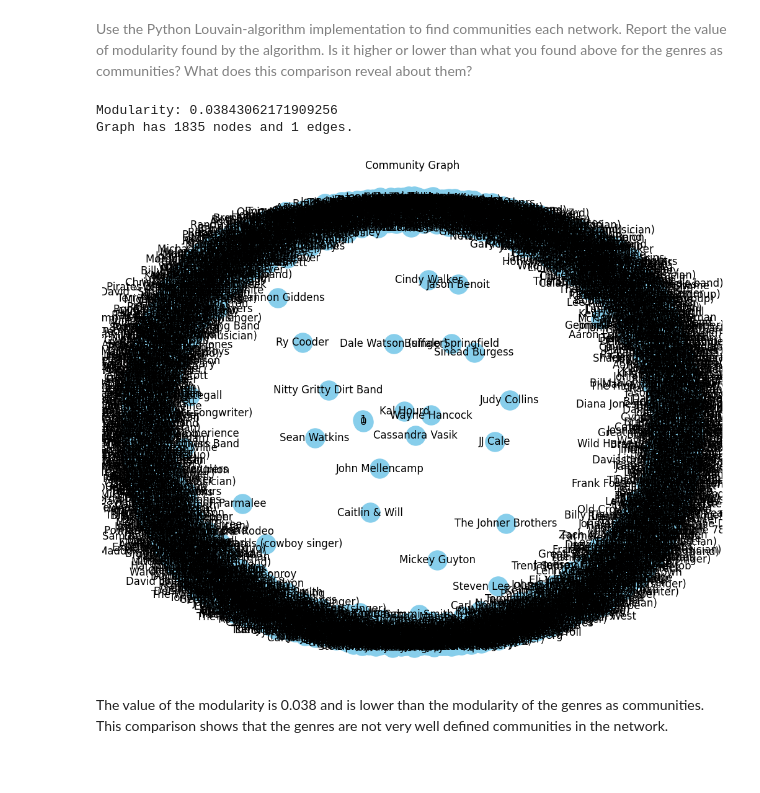
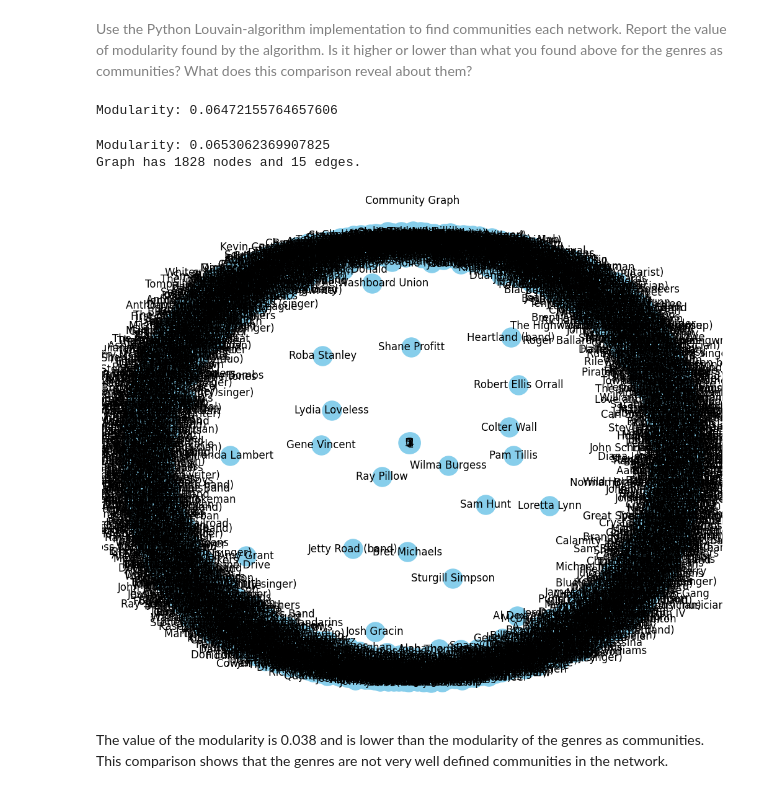
Before and after one commit to AleksandarLukic96/02805_Social_Graphs_and_Interactions, a Jupyter notebook: Exercise_solutions/Assignment_2.ipynb, the cells around one changed output. Drawn from its saved outputs; the diff is of its cells as text; code cells hidden in the pictures.

```diff
--- a/Exercise_solutions/Assignment_2.ipynb
+++ b/Exercise_solutions/Assignment_2.ipynb
@@ -98,7 +139,7 @@ print_dict_n(partition, 5)
 # %%
 # Create a partition of the network into genres
 partition = {}
-for artist, genre_list in genres.items():
+for artist, genre_list in genres_dict.items():
     if len(genre_list) > 1:
         partition[artist] = genre_list[1]
     else:
@@ -119,55 +167,53 @@ print_dict_n(partition, 5)
+# %%
+# Add edges between artists who share genres
+for artist1, genres1 in genres_dict.items():
+    for artist2, genres2 in genres_dict.items():
+        if artist1 != artist2:
+            common_genres = set(genres1).intersection(genres2)
+            if common_genres:
+                G_ud.add_edge(artist1, artist2, weight=len(common_genres))
+# %%
+# Subgraph containing only artists in dataset
+artists = list(genres_dict.keys())
+G_ud = G_ud.subgraph(artists)
+# %%
+# Find communities in the network
+communities = community.best_partition(G_ud)
+# %%
+# Print the modularity of the partition
+modularity = community.modularity(communities, G_ud)
+print(f"Modularity: {modularity}")
+# %% [output]
+Modularity: 0.06472155764657606
 # %%
-# Add nodes with genre information
-for artist, genre_list in genres.items():
-    G.add_node(artist, genres=genre_list)
-
-# Add edges between artists who share genres
-for artist1, genres1 in genres.items():
-    for artist2, genres2 in genres.items():
-        if artist1 != artist2:
-            common_genres = set(genres1).intersection(genres2)
-            if common_genres:
-                G.add_edge(artist1, artist2, weight=len(common_genres))
-
-# Subgraph containing only artists in dataset
-artists = list(genres.keys())
-G = G.subgraph(artists)
-
-# Find communities in the network
-communities = community.best_partition(G)
-
-# Print the modularity of the partition
-modularity = community.modularity(communities, G)
-print(f"Modularity: {modularity}")
-
 # Create a new graph where each node represents a community
 H = nx.Graph()
 
 # Add nodes and assign them to communities in H
 for artist, community_id in communities.items():
     H.add_node(artist, community=community_id)
 
 # Add edges between communities if the connected nodes are in different communities
-for artist1, artist2 in G.edges():
+for artist1, artist2 in G_ud.edges():
     community1 = communities[artist1]
     community2 = communities[artist2]
     if community1 != community2:
         if not H.has_edge(community1, community2):
             H.add_edge(community1, community2)
 
 # Print information about the new graph
 print(f"Graph has {H.number_of_nodes()} nodes and {H.number_of_edges()} edges.")
 
 # Visualize the community graph
 plt.figure(figsize=(10, 8))
 pos_H = nx.spring_layout(H)
 nx.draw(H, pos_H, with_labels=True, node_color='skyblue', node_size=500)
 plt.title("Community Graph")
 plt.show()
 # %% [output]
-Modularity: 0.03843062171909256
-Graph has 1835 nodes and 1 edges.
+Modularity: 0.0653062369907825
+Graph has 1828 nodes and 15 edges.
-[figure, old version]
+[figure, new version]
 # %% [markdown]
 The value of the modularity is 0.038 and is lower than the modularity of the genres as communities. This comparison shows that the genres are not very well defined communities in the network.
 # %% [markdown]
```
Also changed, not shown: parts of 20 cells of this notebook.
